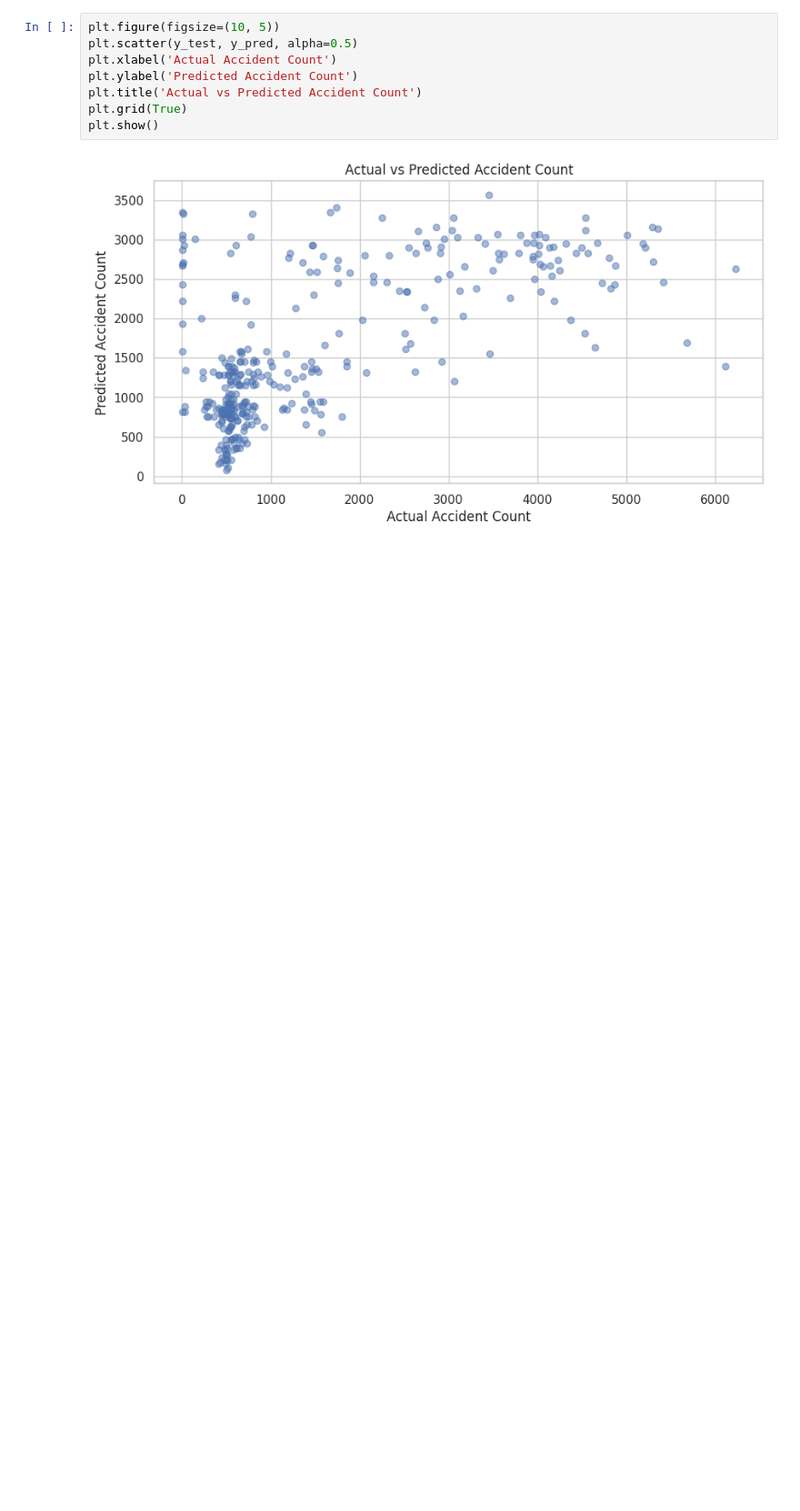
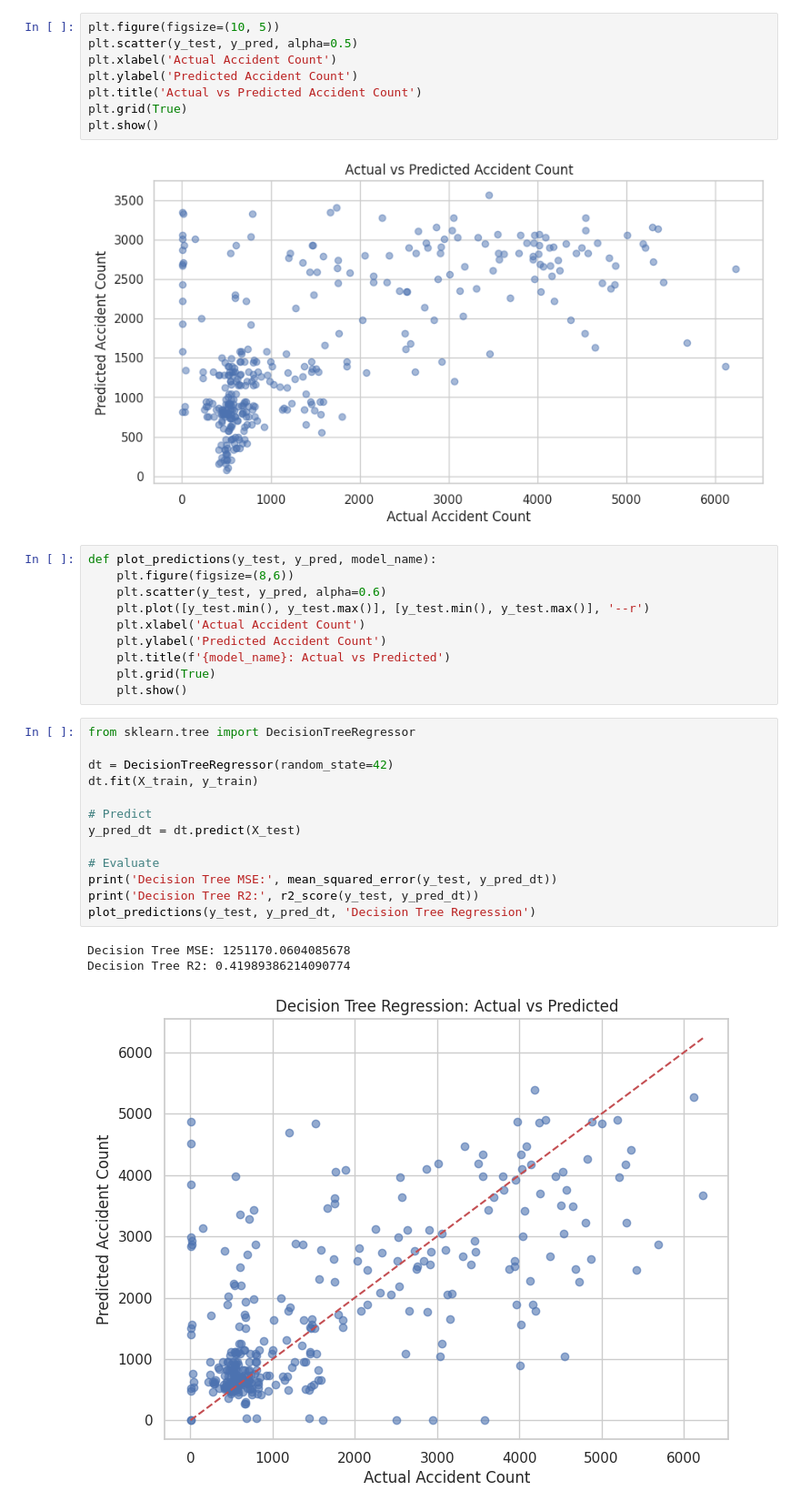
Before and after one commit to miriezrubelsky/car-accident-miri, a Jupyter notebook: car-accident-regression.ipynb, the cells around one changed output. Shown at 91% size. Cells and saved outputs as stored; diff of their text form; blank space fills up the shorter version.

Commit message:
Kaggle Notebook | car accident regression | Version 13

```diff
--- a/car-accident-regression.ipynb
+++ b/car-accident-regression.ipynb
@@ -855,3 +855,30 @@ plt.grid(True)
 plt.show()
 # %% [output]
 [figure]
+# %%
+def plot_predictions(y_test, y_pred, model_name):
+    plt.figure(figsize=(8,6))
+    plt.scatter(y_test, y_pred, alpha=0.6)
+    plt.plot([y_test.min(), y_test.max()], [y_test.min(), y_test.max()], '--r')
+    plt.xlabel('Actual Accident Count')
+    plt.ylabel('Predicted Accident Count')
+    plt.title(f'{model_name}: Actual vs Predicted')
+    plt.grid(True)
+    plt.show()
+# %%
+from sklearn.tree import DecisionTreeRegressor
+
+dt = DecisionTreeRegressor(random_state=42)
+dt.fit(X_train, y_train)
+
+# Predict
+y_pred_dt = dt.predict(X_test)
+
+# Evaluate
+print('Decision Tree MSE:', mean_squared_error(y_test, y_pred_dt))
+print('Decision Tree R2:', r2_score(y_test, y_pred_dt))
+plot_predictions(y_test, y_pred_dt, 'Decision Tree Regression')
+# %% [output]
+Decision Tree MSE: 1251170.0604085678
+Decision Tree R2: 0.41989386214090774
+[figure, added]
```
Also changed, not shown: parts of 1 cell of this notebook.
